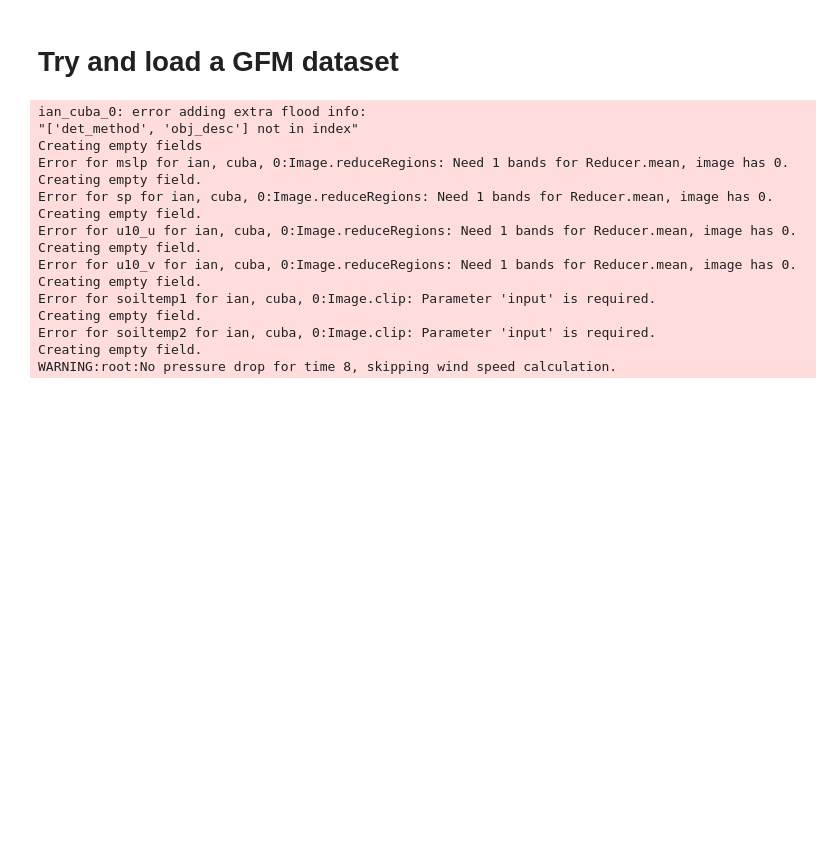
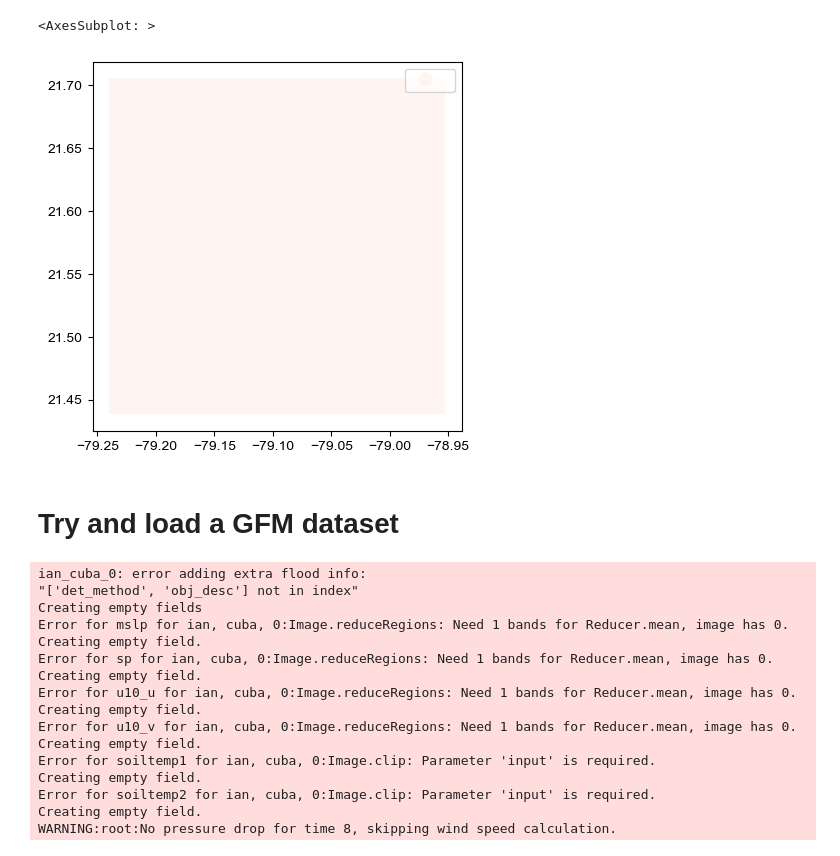
Before and after one commit to alisonpeard/hybridmodels, a Jupyter notebook: python/D. Development.ipynb, the cells around one changed output. Saved outputs shown, nothing was run; the diff lists cells and outputs as text; code cells hidden in the pictures; blank space fills up the shorter version.

```diff
--- a/python/D. Development.ipynb
+++ b/python/D. Development.ipynb
@@ -55,3 +143,8 @@ event.get_all_features(subregion)
+# %%
+event.feature_gdf[0].plot('exclusion_mask', categorical=False, cmap="Reds", legend=True)
+# %% [output]
+<AxesSubplot: >
+[figure, added]
 # %% [markdown]
 # Try and load a GFM dataset
 # %%
```
Also changed, not shown: parts of 10 cells of this notebook, 15 other files.
